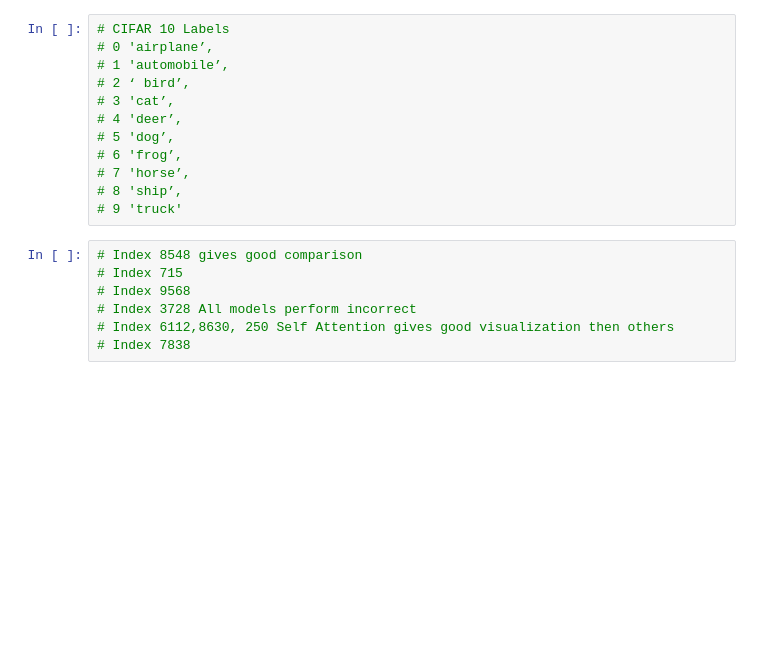
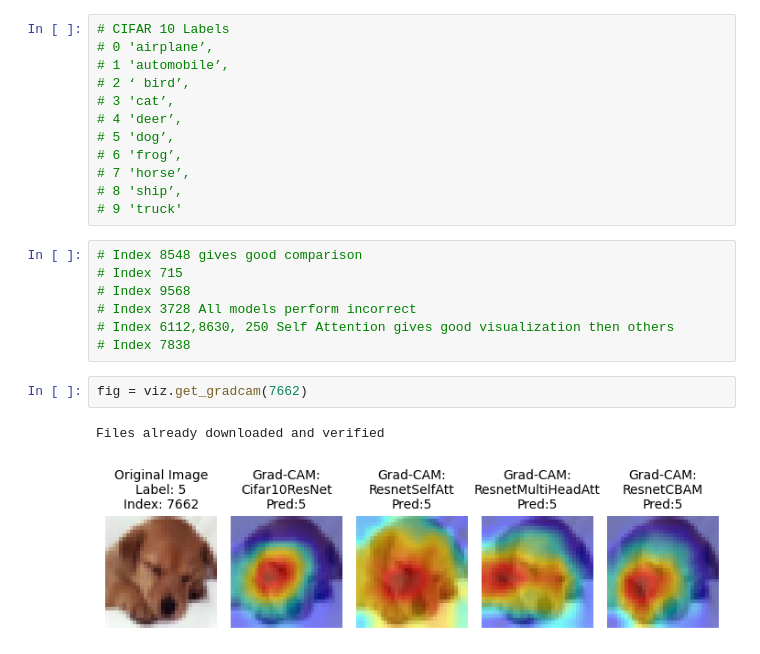
Before and after one commit to AttentionSeekers/CNNtention, a Jupyter notebook: report/images/gradcam-cifar/model_gradcam_cifar.ipynb, the cells around one changed output. Cells and saved outputs as stored; diff of their text form; blank space fills up the shorter version.

```diff
--- a/report/images/gradcam-cifar/model_gradcam_example_cifar10.ipynb
+++ b/report/images/gradcam-cifar/model_gradcam_cifar.ipynb
@@ -113,6 +113,11 @@ viz = Viz([resnet20, resnet20selfatt, resnet20mhatt, resnet20cbamatt_final],
 # Index 3728 All models perform incorrect
 # Index 6112,8630, 250 Self Attention gives good visualization then others
 # Index 7838
+# %%
+fig = viz.get_gradcam(7662)
+# %% [output]
+Files already downloaded and verified
+[figure, added]
 # %%
 index = [8548, 715, 9568, 3728, 6112, 8630, 250, 7838]
 for i in index:
```
Also changed, not shown: parts of 3 cells of this notebook, 28 other files.
